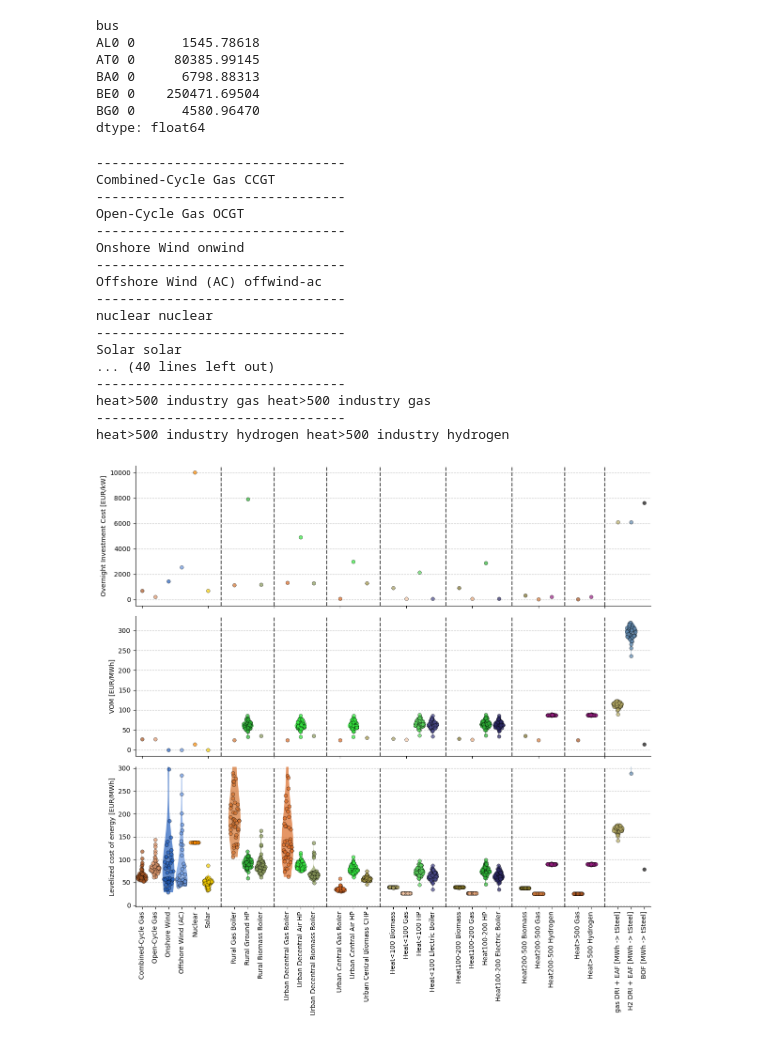
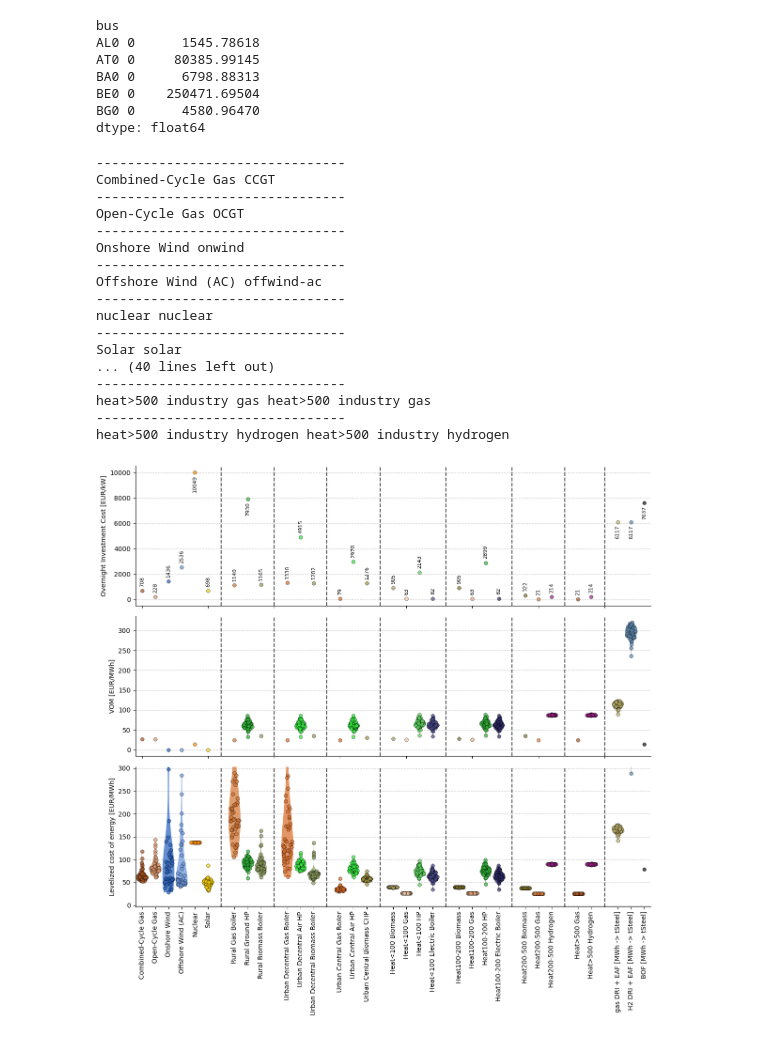
Before and after one commit to LukasFrankenQ/resilient-pypsa-eur, a Jupyter notebook: notebooks/plot_capex_opex_lcoe.ipynb, the cells around one changed output. Cells and saved outputs as stored; diff of their text form; code cells hidden in the pictures.

```diff
--- a/notebooks/plot_capex_opex_lcoe.ipynb
+++ b/notebooks/plot_capex_opex_lcoe.ipynb
@@ -438,6 +438,25 @@ for load, carriers in shown_techs.items():
             **scatter_kwargs,
         )
 
+        # Add vertical text label with cost value
+        cost_value = overnight / 1e3
+        if cost_value < 6000:
+            va = 'bottom'
+            y_offset = cost_value + 300  # slightly above
+        else:
+            va = 'top'
+            y_offset = cost_value - 300  # slightly below
+
+        axs[0].text(
+            xloc_tracker,
+            y_offset,
+            f'{cost_value:.0f}',
+            rotation=90,
+            va=va,
+            ha='center',
+            fontsize=8,
+            color='black'
+        )
 
         if load != 'steel':
             marginal_cost = get_marginal_cost(n, assets)
@@ -581,31 +600,31 @@ axs[1].set_xticklabels([])
 for ax in axs:
     ax.set_xlim(-0.5, xloc_tracker - 0.5 - inter_load_gap)
     ax.grid(True, axis='y', linestyle='--', alpha=0.7)
     ax.set_axisbelow(True)
 
     ax.spines['top'].set_visible(False)
     ax.spines['right'].set_visible(False)
 
 axs[-1].set_ylim(-3, 303)
 
 plt.tight_layout()
 plt.show()
 # %% [output]
 --------------------------------
 Combined-Cycle Gas CCGT
 --------------------------------
 Open-Cycle Gas OCGT
 --------------------------------
 Onshore Wind onwind
 --------------------------------
 Offshore Wind (AC) offwind-ac
 --------------------------------
 nuclear nuclear
 --------------------------------
 Solar solar
 ... (40 lines left out)
 --------------------------------
 heat>500 industry gas heat>500 industry gas
 --------------------------------
 heat>500 industry hydrogen heat>500 industry hydrogen
-[figure, old version]
+[figure, new version]
```
Also changed, not shown: 1 other file.
